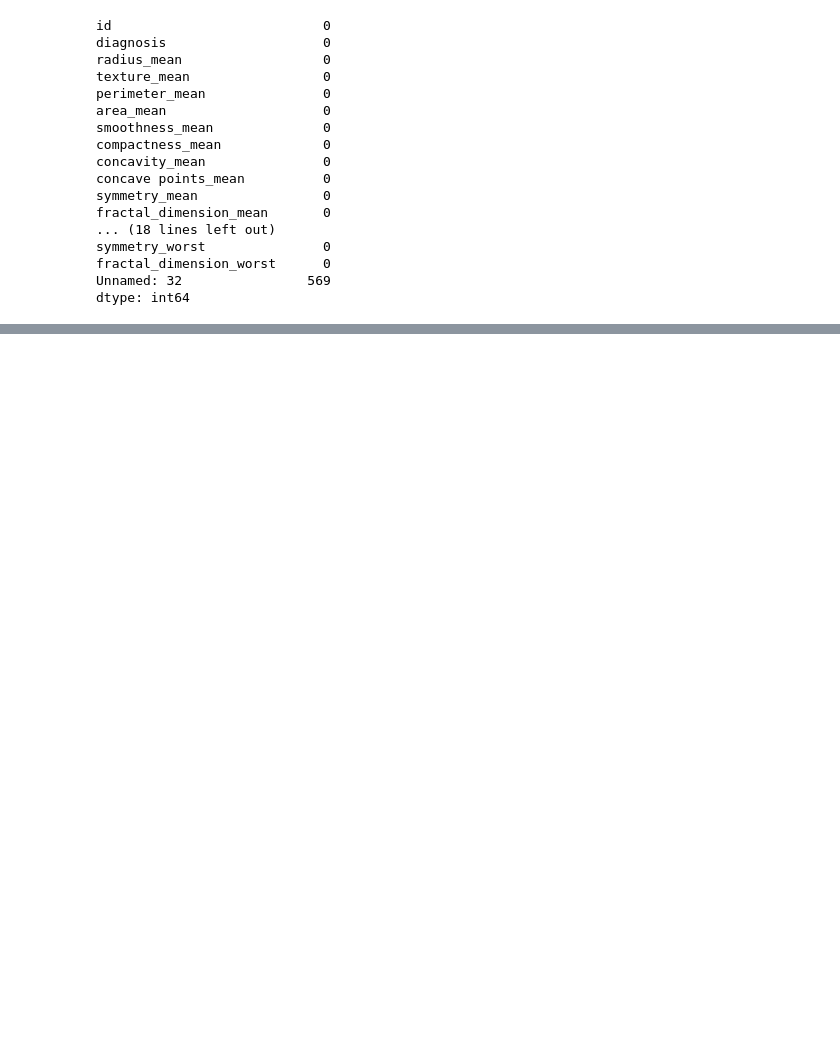
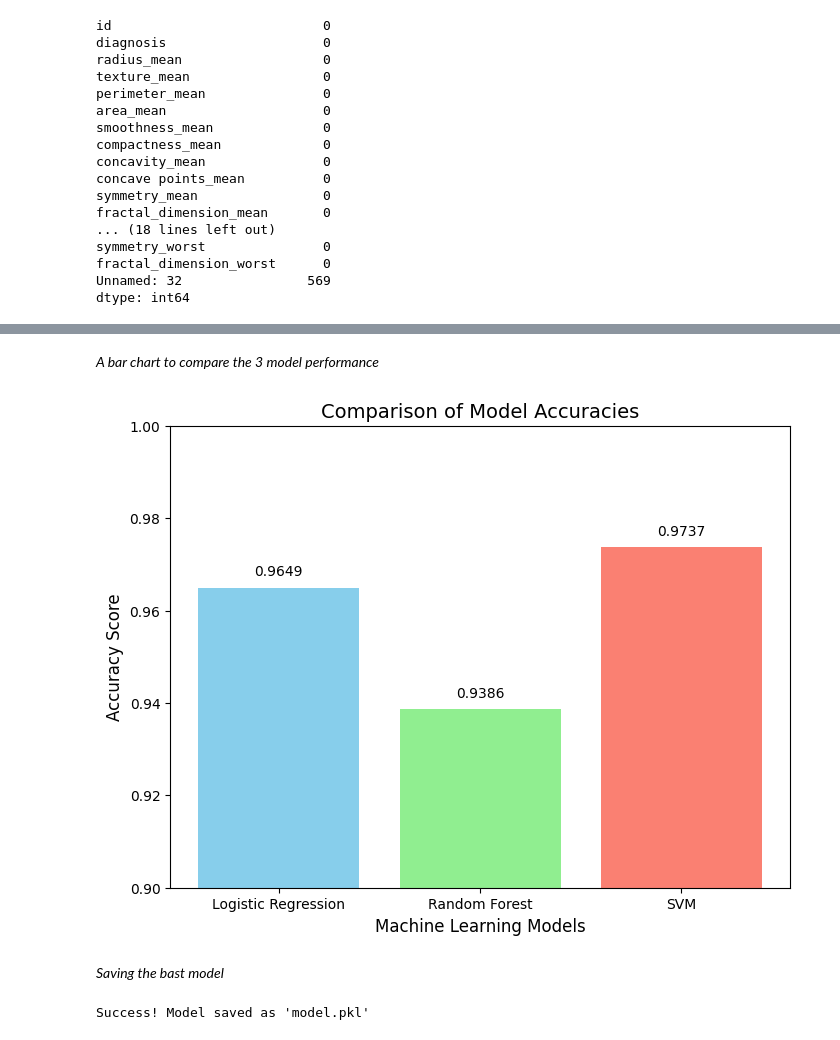
Before and after one commit to winnel2584/streamlit-cancer-predict, a Jupyter notebook: main.ipynb, the cells around one changed output, grey strips where cells are left out. Cells and saved outputs as stored; diff of their text form; code cells hidden in the pictures; blank space fills up the shorter version.

```diff
--- a/main.ipynb
+++ b/main.ipynb
@@ -98,6 +54,0 @@ weighted avg       0.98      0.98      0.98       171
-# %%
-with open('model.pkl', 'wb') as f:
-    pickle.dump(model, f)
-# %%
-with open('scaler.pkl', 'wb') as f:
-    pickle.dump(scaler, f)
@@ -108,0 +225,35 @@ print(sklearn.__version__)
+# %% [markdown]
+*A bar chart to compare the 3 model performance*
+# %%
+models = ['Logistic Regression', 'Random Forest', 'SVM']
+accuracies = [0.9649, 0.9386, 0.9737]
+
+# Create the bar chart
+plt.figure(figsize=(8, 6))
+bars = plt.bar(models, accuracies, color=['skyblue', 'lightgreen', 'salmon'])
+
+# Adding labels and title
+plt.xlabel('Machine Learning Models', fontsize=12)
+plt.ylabel('Accuracy Score', fontsize=12)
+plt.title('Comparison of Model Accuracies', fontsize=14)
+plt.ylim(0.9, 1.0)  # Setting limit to zoom in on the differences
+
+# Add text labels on top of the bars
+for bar in bars:
+    yval = bar.get_height()
+    plt.text(bar.get_x() + bar.get_width()/2, yval + 0.002, f'{yval:.4f}', ha='center', va='bottom')
+
+plt.show()
+# %% [output]
+[figure, added]
+# %% [markdown]
+*Saving the bast model*
+# %%
+import joblib
+
+joblib.dump(svm_model, 'model.pkl')
+joblib.dump(scaler, 'scaler.pkl')  # we have to also save the scaler
+
+print("Success! Model saved as 'model.pkl'")
+# %% [output]
+Success! Model saved as 'model.pkl'
```
Also changed, not shown: parts of 48 cells of this notebook, 6 other files.
